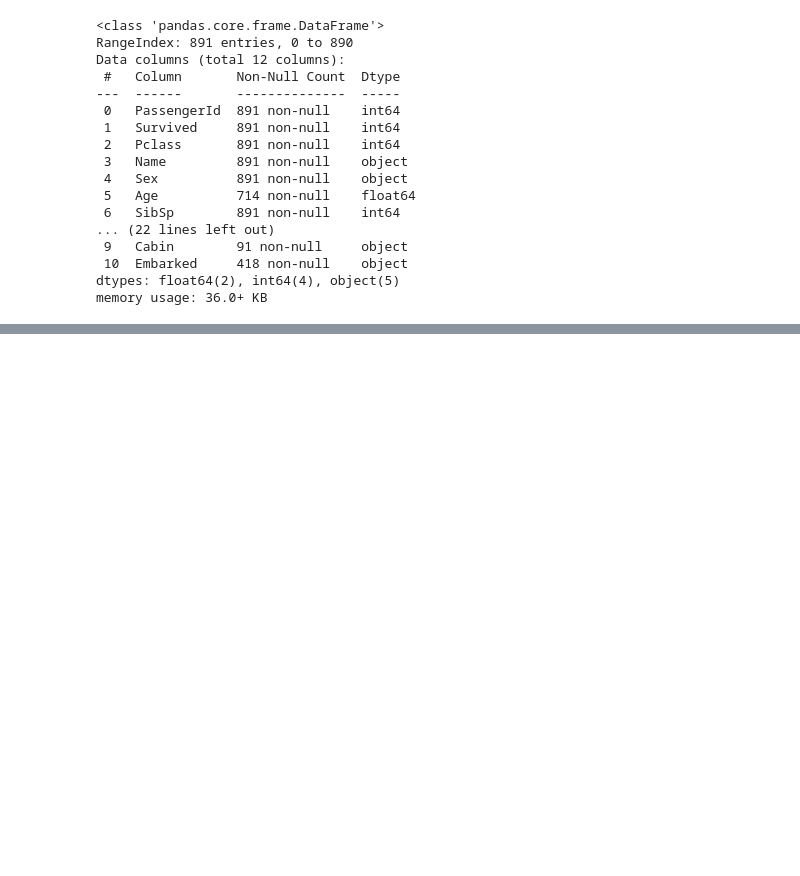
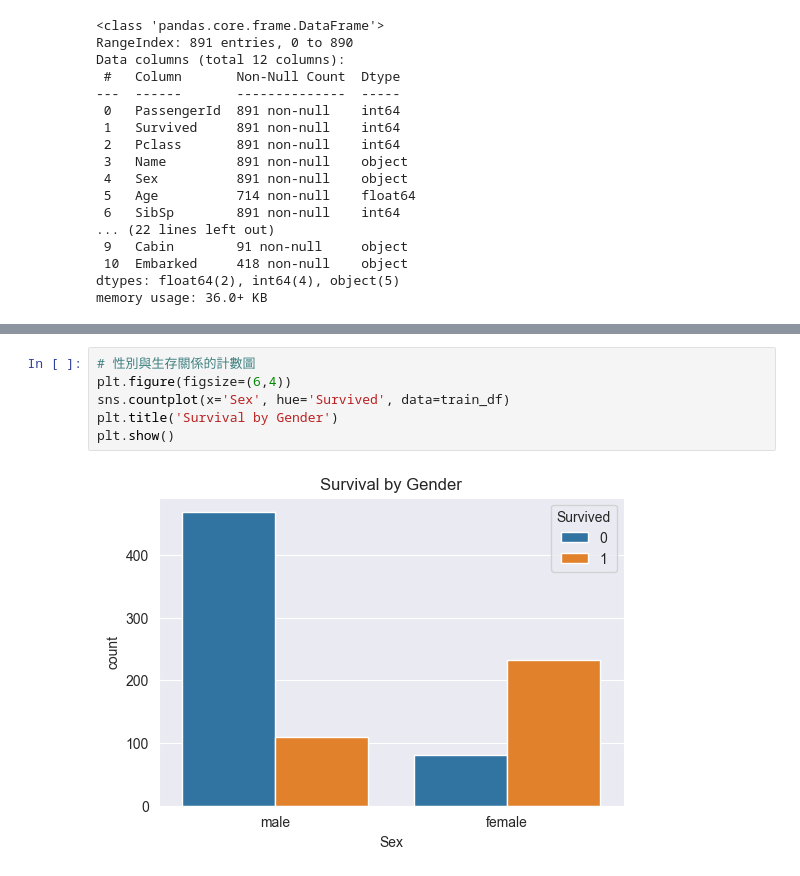
Before and after one commit to hank1224/simlab113-summer-train, a Jupyter notebook: 0716/data-visualization/homework/m11351002-data-visualiztaion.ipynb, the cells around one changed output, grey strips where cells are left out. Drawn from its saved outputs; the diff is of its cells as text; blank space fills up the shorter version.

```diff
--- a/0716/data-visualization/homework/m11351002-data-visualiztaion.ipynb
+++ b/0716/data-visualization/homework/m11351002-data-visualiztaion.ipynb
@@ -64,0 +159,8 @@ AttributeError: 'list' object has no attribute 'dropna'
+# %%
+# 性別與生存關係的計數圖
+plt.figure(figsize=(6,4))
+sns.countplot(x='Sex', hue='Survived', data=train_df)
+plt.title('Survival by Gender')
+plt.show()
+# %% [output]
+[figure, added]
```
Also changed, not shown: parts of 16 cells of this notebook.
